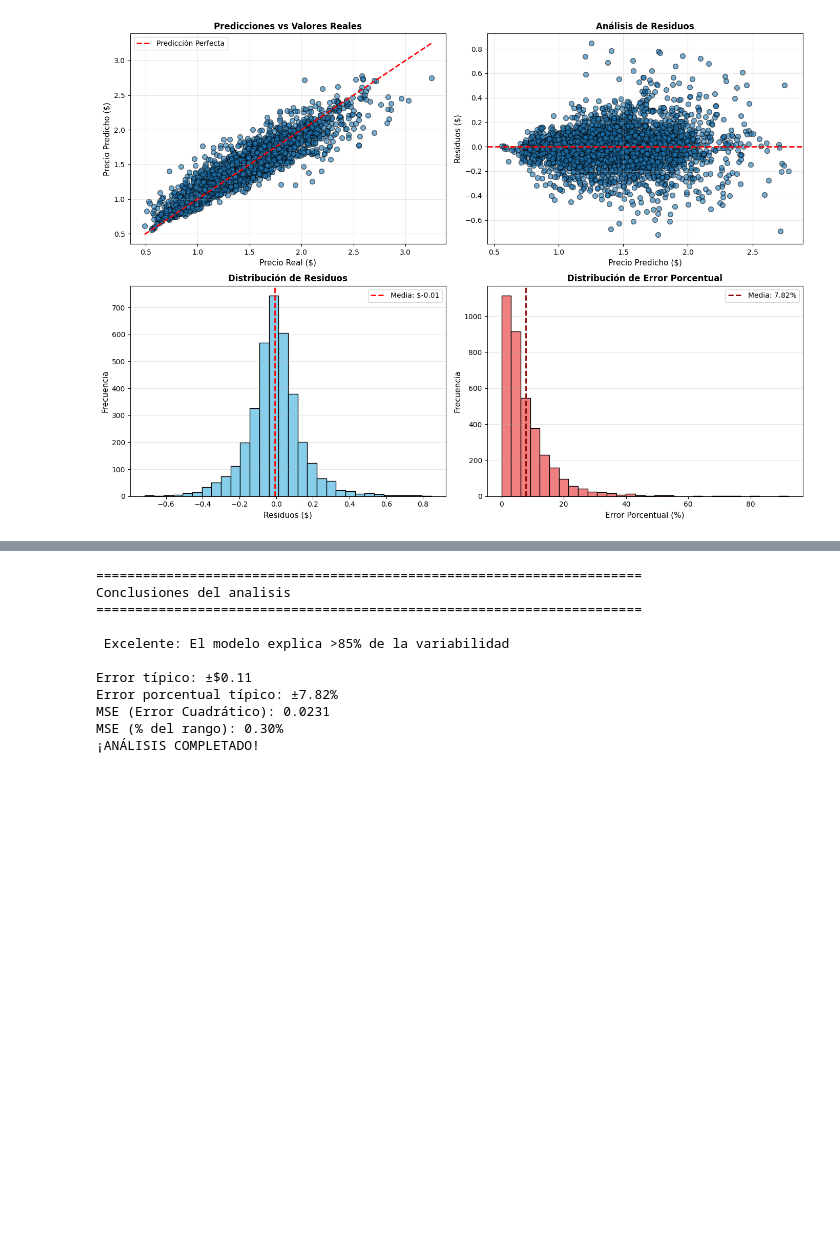
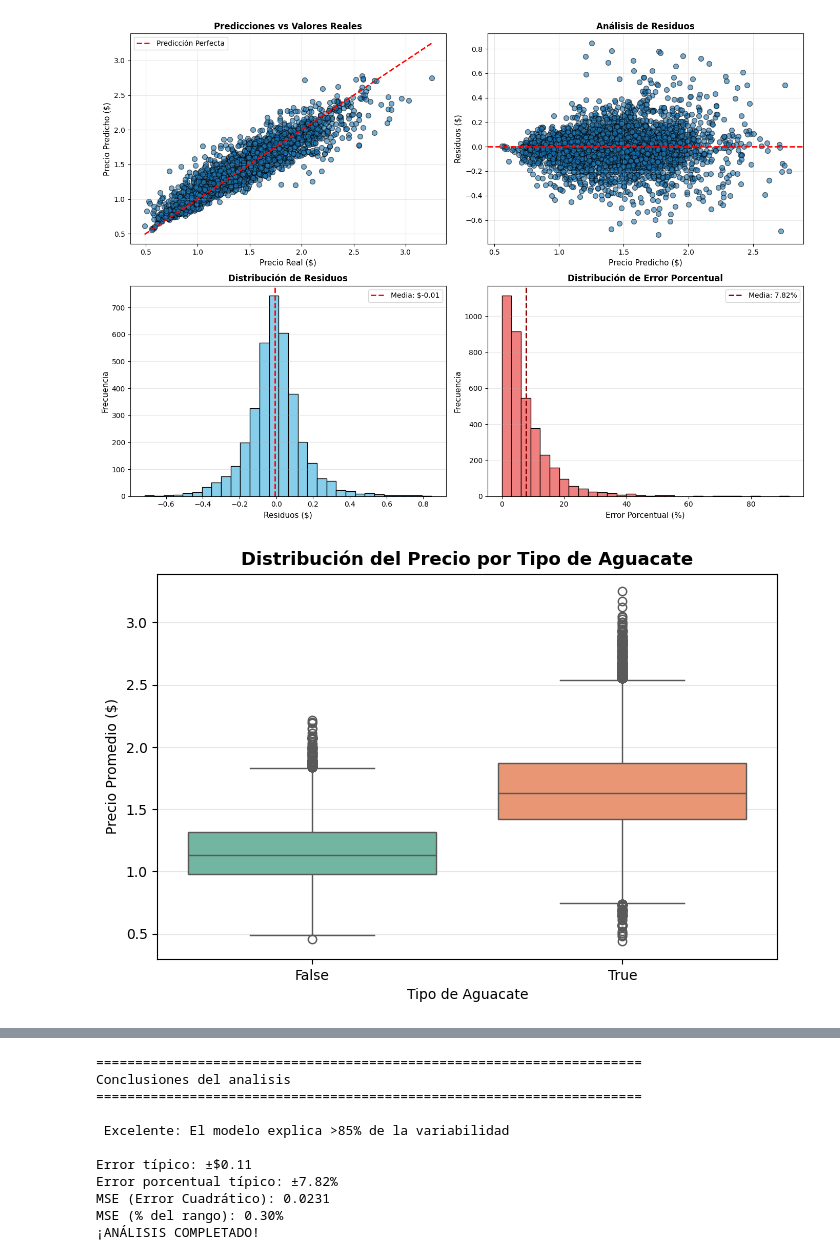
Before and after one commit to Samth18/Proyecto2-CienciaDatos, a Jupyter notebook: avocado-regression-project/models/random_forest/randomForest.ipynb, the cells around one changed output, grey strips where cells are left out. Drawn from its saved outputs; the diff is of its cells as text; code cells hidden in the pictures; blank space fills up the shorter version.

```diff
--- a/avocado-regression-project/models/random_forest/randomForest.ipynb
+++ b/avocado-regression-project/models/random_forest/randomForest.ipynb
@@ -62,6 +62,21 @@ print(f"\nPrimeras filas:\n{df.head()}")
 print(f"\nTipos de datos:\n{df.dtypes}")
 print(f"\nValores faltantes:\n{df.isnull().sum()}")
 
+# Manejar variables categóricas
+df = pd.get_dummies(df, columns=['type', 'region'], drop_first=True)
+
+# Eliminar columnas no numéricas o que no queremos usar
+# (Ajusta según tu dataset)
+columnas_a_eliminar = ['Date', 'Unnamed: 0']  # Ejemplo
+df = df.drop(columns=[col for col in columnas_a_eliminar if col in df.columns])
+
+# Definir variable objetivo (y) y características (X)
+# SUPOSICIÓN: 'AveragePrice' es lo que queremos predecir
+X = df.drop('AveragePrice', axis=1)
+y = df['AveragePrice']
+
+print(f"Características: {X.shape[1]}")
+print(f"Registros: {X.shape[0]}")
 
 # 3. DIVIDIR DATOS
 print("\n Paso 3: Dividimos datos...")
@@ -394,3 +417,14 @@ Primeras 10 predicciones:
    Percentil 50 errores cuadrados: 0.0052
    Percentil 75 errores cuadrados: 0.0204
 [figure]
+# %%
+plt.figure(figsize=(8,5))
+sns.boxplot(x='type_organic', y='AveragePrice', data=df, palette='Set2')
+
+plt.title('Distribución del Precio por Tipo de Aguacate', fontsize=13, fontweight='bold')
+plt.xlabel('Tipo de Aguacate')
+plt.ylabel('Precio Promedio ($)')
+plt.grid(axis='y', alpha=0.3)
+plt.show()
+# %% [output]
+[figure, added]
```
Also changed, not shown: parts of 4 cells of this notebook.
